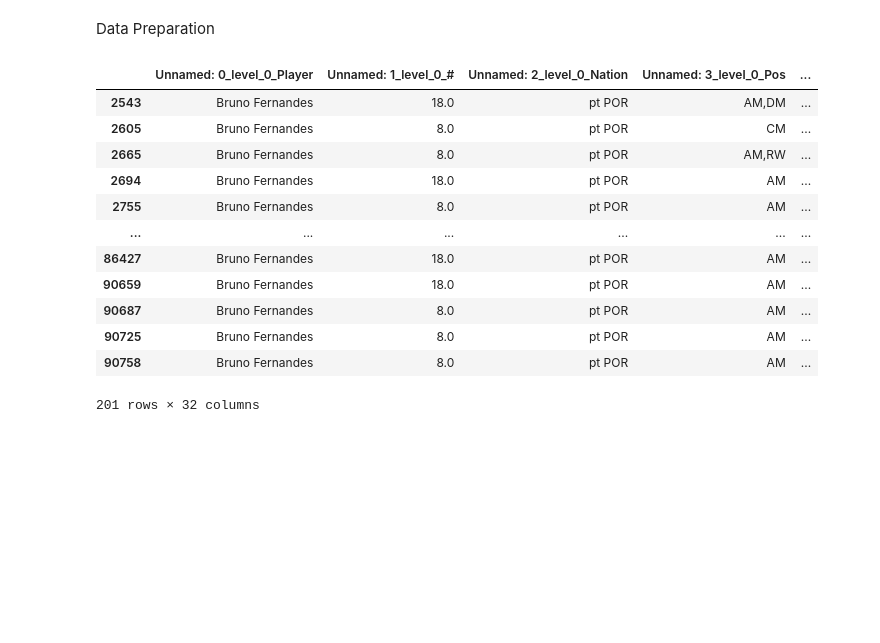
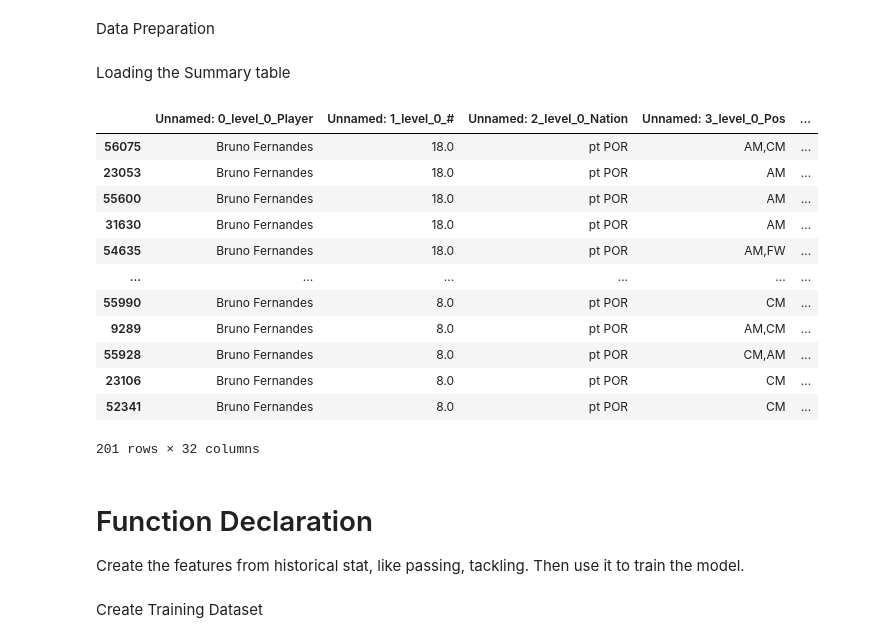
Before and after one commit to WasuWata/fb_predict, a Jupyter notebook: code/2.process_data.ipynb, the cells around one changed output. Drawn from its saved outputs; the diff is of its cells as text; code cells hidden in the pictures; blank space fills up the shorter version.

```diff
--- a/code/2.process_data.ipynb
+++ b/code/2.process_data.ipynb
@@ -7,6 +9,18 @@ import os
 # %% [markdown]
 Data Preparation
 # %%
-root_dir = 'source/used'
-files = os.listdir(root_dir)
+root_dir = 'source/'
+files = os.listdir(root_dir + 'used')
 all_dfs = []
+for file in files:
+    if '.csv' in file:
+        df = pd.read_csv(root_dir + 'used/' + file)
+        df.iloc[0,-1] = 'Team'
+        new_columns = [f"{col}_{df.iloc[0][col]}" for col in df.columns]
+        df = df[1:]
+        df.columns = new_columns
+        all_dfs.append(df)
+
+df = pd.concat(all_dfs,ignore_index = True)
+df = df.dropna()
+df.to_csv(root_dir + 'summary.csv', index = False)
@@ -23,18 +27,24 @@ df = pd.concat(all_dfs,ignore_index = True)
-# %%
-df = df.dropna()
-df.to_csv('summary.csv', index = False)
-df[df['Unnamed: 0_level_0_Player'] == 'Bruno Fernandes']
-# %% [output]
-|  | Unnamed: 0_level_0_Player | Unnamed: 1_level_0_# | Unnamed: 2_level_0_Nation | Unnamed: 3_level_0_Pos | ... |
-| 2543 | Bruno Fernandes | 18.0 | pt POR | AM,DM | ... |
-| 2605 | Bruno Fernandes | 8.0 | pt POR | CM | ... |
-| 2665 | Bruno Fernandes | 8.0 | pt POR | AM,RW | ... |
-| 2694 | Bruno Fernandes | 18.0 | pt POR | AM | ... |
-| 2755 | Bruno Fernandes | 8.0 | pt POR | AM | ... |
-| ... | ... | ... | ... | ... | ... |
-| 86427 | Bruno Fernandes | 18.0 | pt POR | AM | ... |
-| 90659 | Bruno Fernandes | 18.0 | pt POR | AM | ... |
-| 90687 | Bruno Fernandes | 8.0 | pt POR | AM | ... |
-| 90725 | Bruno Fernandes | 8.0 | pt POR | AM | ... |
-| 90758 | Bruno Fernandes | 8.0 | pt POR | AM | ... |
-201 rows × 32 columns
+# %% [markdown]
+Loading the Summary table
+# %%
+df = pd.read_csv(root_dir + 'summary.csv')
+# %%
+df_bruno = df[df['Unnamed: 0_level_0_Player'] == 'Bruno Fernandes']
+df_bruno.sort_values(by=['Unnamed: 4_level_0_Age'])
+# %% [output]
+|  | Unnamed: 0_level_0_Player | Unnamed: 1_level_0_# | Unnamed: 2_level_0_Nation | Unnamed: 3_level_0_Pos | ... |
+| 56075 | Bruno Fernandes | 18.0 | pt POR | AM,CM | ... |
+| 23053 | Bruno Fernandes | 18.0 | pt POR | AM | ... |
+| 55600 | Bruno Fernandes | 18.0 | pt POR | AM | ... |
+| 31630 | Bruno Fernandes | 18.0 | pt POR | AM | ... |
+| 54635 | Bruno Fernandes | 18.0 | pt POR | AM,FW | ... |
+| ... | ... | ... | ... | ... | ... |
+| 55990 | Bruno Fernandes | 8.0 | pt POR | CM | ... |
+| 9289 | Bruno Fernandes | 8.0 | pt POR | AM,CM | ... |
+| 55928 | Bruno Fernandes | 8.0 | pt POR | CM,AM | ... |
+| 23106 | Bruno Fernandes | 8.0 | pt POR | CM | ... |
+| 52341 | Bruno Fernandes | 8.0 | pt POR | CM | ... |
+201 rows × 32 columns
+# %% [markdown]
+# Function Declaration
+Create the features from historical stat, like passing, tackling. Then use it to train the model.
@@ -40,0 +132,2 @@ df[df['Unnamed: 0_level_0_Player'] == 'Bruno Fernandes']
+# %% [markdown]
+Create Training Dataset
```
Also changed, not shown: parts of 14 cells of this notebook, 1 other file.
